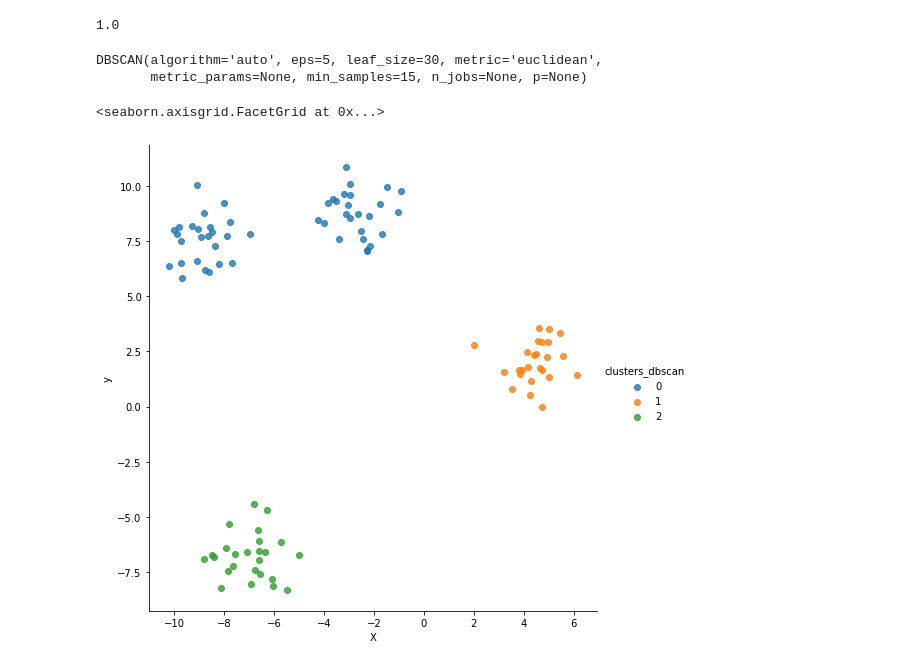
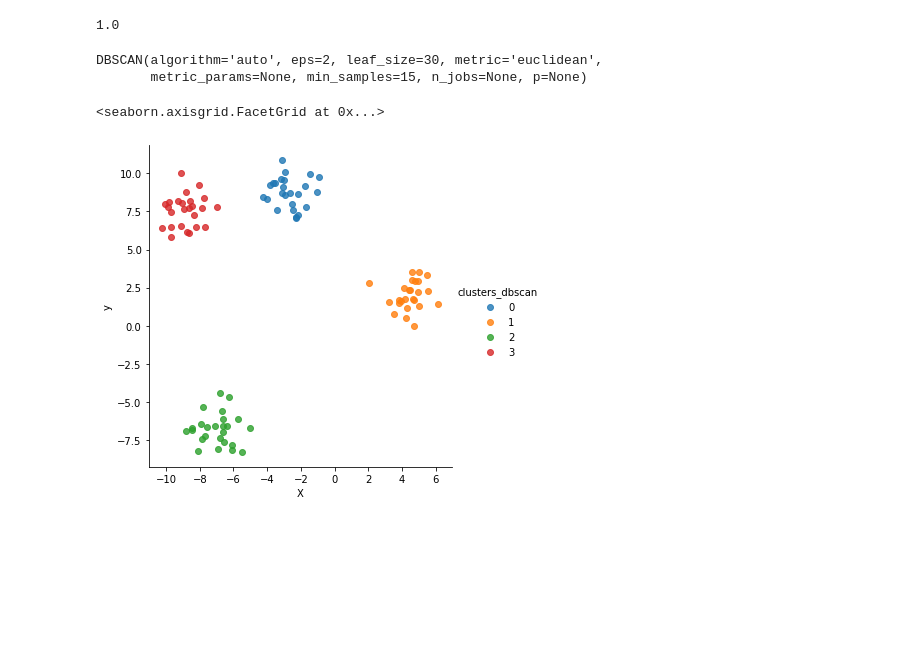
Before and after one commit to DSEI21000-S21/project-clustering-geological-samples, a Jupyter notebook: Project_notebook_final_JatinJain.ipynb, the cells around one changed output. Saved outputs shown, nothing was run; the diff lists cells and outputs as text; code cells hidden in the pictures; blank space fills up the shorter version.

Commit message:
Updated with DBSCAN plots
PLots on the map

```diff
--- a/Project_notebook_final_JatinJain.ipynb
+++ b/Project_notebook_final_JatinJain.ipynb
@@ -941,15 +966,15 @@ metrics.completeness_score(y, df1["clusters"])
 # %%
 #DBSCAN
 # %%
-dbscan = DBSCAN(eps = 5, min_samples=15)
+dbscan = DBSCAN(eps = 2, min_samples=15)
 dbscan.fit(X)
 # %% [output]
-DBSCAN(algorithm='auto', eps=5, leaf_size=30, metric='euclidean',
+DBSCAN(algorithm='auto', eps=2, leaf_size=30, metric='euclidean',
        metric_params=None, min_samples=15, n_jobs=None, p=None)
 # %%
 df1["clusters_dbscan"] = dbscan.labels_
 # %%
-sns.lmplot("X", "y", data = df1, fit_reg = False, hue = "clusters_dbscan", size = 7)
+sns.lmplot("X", "y", data = df1, fit_reg = False, hue = "clusters_dbscan", size = 5)
 # %% [output]
 <seaborn.axisgrid.FacetGrid at 0x...>
-[figure, old version]
+[figure, new version]
```
Also changed, not shown: parts of 11 cells of this notebook.
